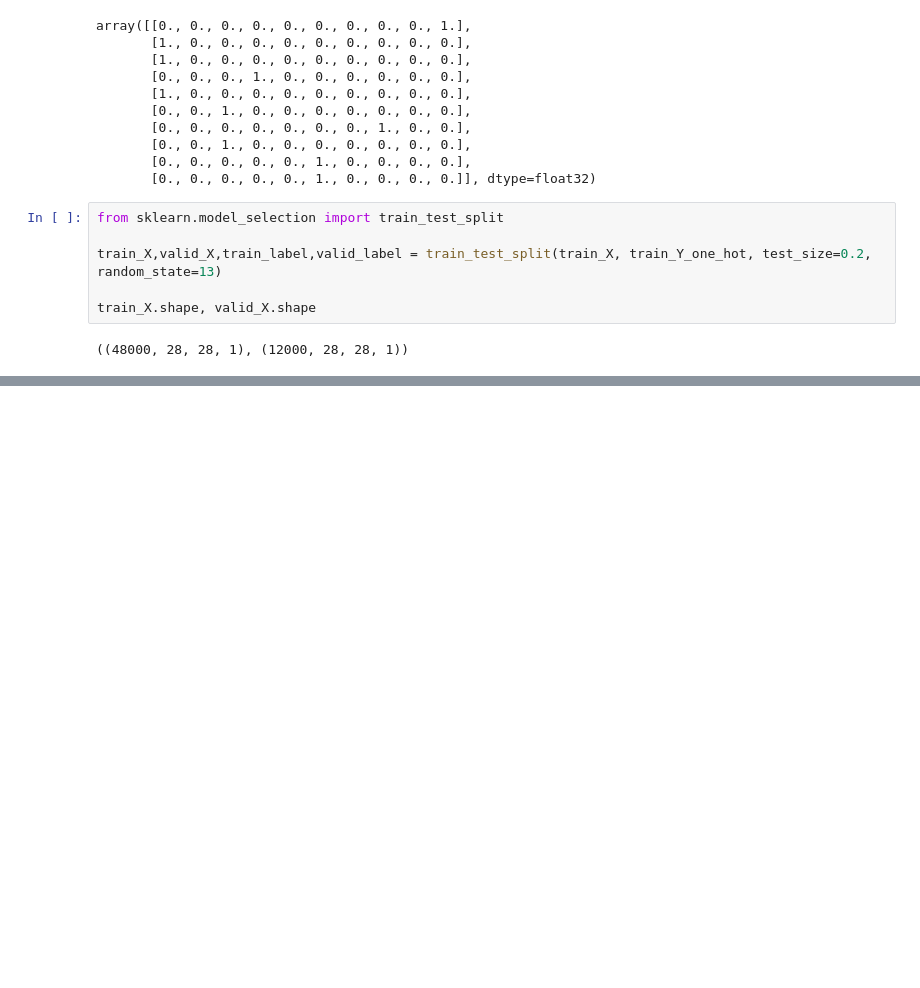
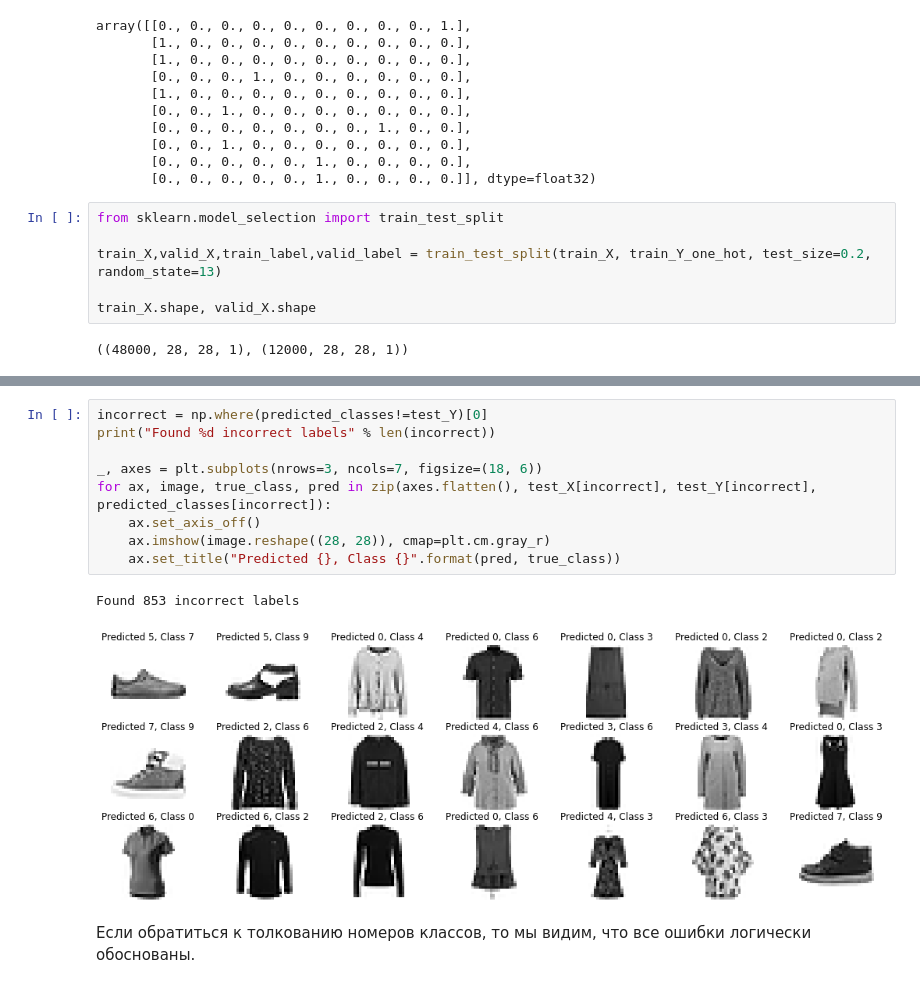
Before and after one commit to masha-mcr/practice-project, a Jupyter notebook: analysis/first_cnn.ipynb, the cells around one changed output, grey strips where cells are left out. Drawn from its saved outputs; the diff is of its cells as text; blank space fills up the shorter version.

```diff
--- a/analysis/first_cnn.ipynb
+++ b/analysis/first_cnn.ipynb
@@ -97,0 +345,14 @@ train_X.shape, valid_X.shape
+# %%
+incorrect = np.where(predicted_classes!=test_Y)[0]
+print("Found %d incorrect labels" % len(incorrect))
+
+_, axes = plt.subplots(nrows=3, ncols=7, figsize=(18, 6))
+for ax, image, true_class, pred in zip(axes.flatten(), test_X[incorrect], test_Y[incorrect], predicted_classes[incorrect]):
+    ax.set_axis_off()
+    ax.imshow(image.reshape((28, 28)), cmap=plt.cm.gray_r)
+    ax.set_title("Predicted {}, Class {}".format(pred, true_class))
+# %% [output]
+Found 853 incorrect labels
+[figure, added]
+# %% [markdown]
+Если обратиться к толкованию номеров классов, то мы видим, что все ошибки логически обоснованы.
```
Also changed, not shown: parts of 25 cells of this notebook, 3 other files.
